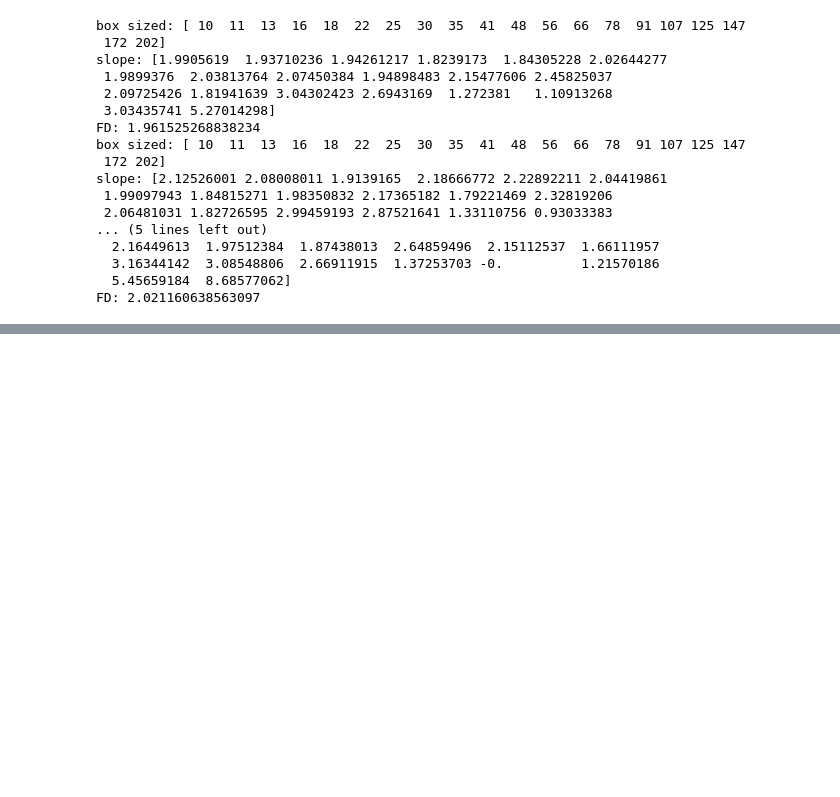
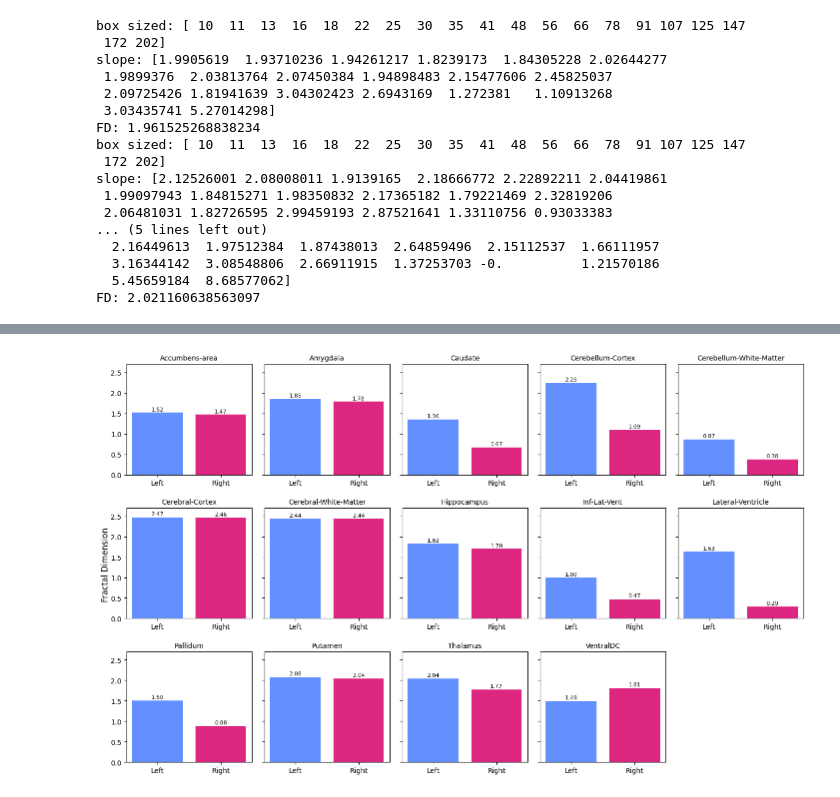
Before and after one commit to toelt-llc/mri_fractal, a Jupyter notebook: data_pipeline/4-fractal_comparison.ipynb, the cells around one changed output, grey strips where cells are left out. Saved outputs shown, nothing was run; the diff lists cells and outputs as text; code cells hidden in the pictures; blank space fills up the shorter version.

```diff
--- a/data_pipeline/4-fractal_comparison.ipynb
+++ b/data_pipeline/4-fractal_comparison.ipynb
@@ -400,0 +463,50 @@ grouped = df_porespy.groupby('description')
+# %%
+import matplotlib.pyplot as plt
+import numpy as np
+
+# Prepare DataFrame as before (df_paired)
+
+# Get unique base names
+paired_bases = df_paired['base_name'].unique()
+
+# Define rows and columns
+nrows = 3
+ncols = 5
+
+fig, axes = plt.subplots(nrows, ncols, figsize=(ncols * 2.9, nrows * 2.9), sharey=True)
+
+# Flatten axes array for easy looping
+axes = axes.flatten()
+
+for ax, base in zip(axes, paired_bases):
+    df_pair = df_paired[df_paired['base_name'] == base]
+
+    ax.bar(df_pair['side'], df_pair['fd'], color=df_pair['color'])
+
+    # Set title to the base name
+    ax.set_title(base, fontsize=10)
+
+    # Add FD values on top of bars
+    for idx, row in df_pair.iterrows():
+        ax.text(row['side'], row['fd'] + 0.02, f"{row['fd']:.2f}",
+                ha='center', va='bottom', fontsize=8)
+
+    ax.set_xticks([0, 1])
+    ax.set_xticklabels(df_pair['side'], rotation=0)
+
+# Remove any empty subplots if you have fewer pairs than axes
+for ax in axes[len(paired_bases):]:
+    ax.axis('off')
+
+# Shared Y-axis label
+fig.supylabel('Fractal Dimension')
+
+plt.setp(axes, ylim=(0, 2.7))
+plt.tight_layout()
+plt.subplots_adjust(wspace=0.1, hspace=0.3)
+
+# Save and show
+# plt.savefig(os.path.join(output_folder, 'fractal_dimension_subplots_grid.png'), dpi=300)
+plt.show()
+# %% [output]
+[figure, added]
```
Also changed, not shown: parts of 20 cells of this notebook.
